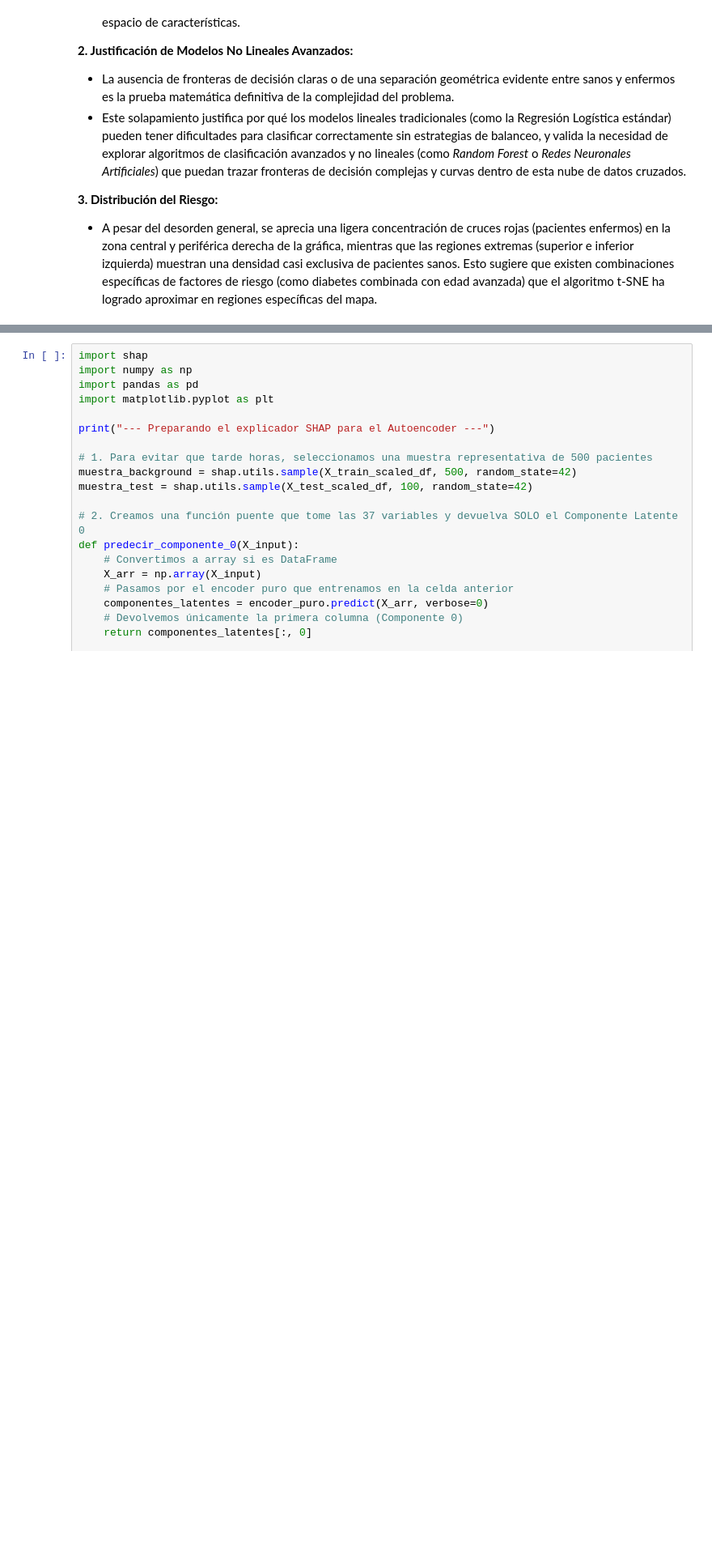
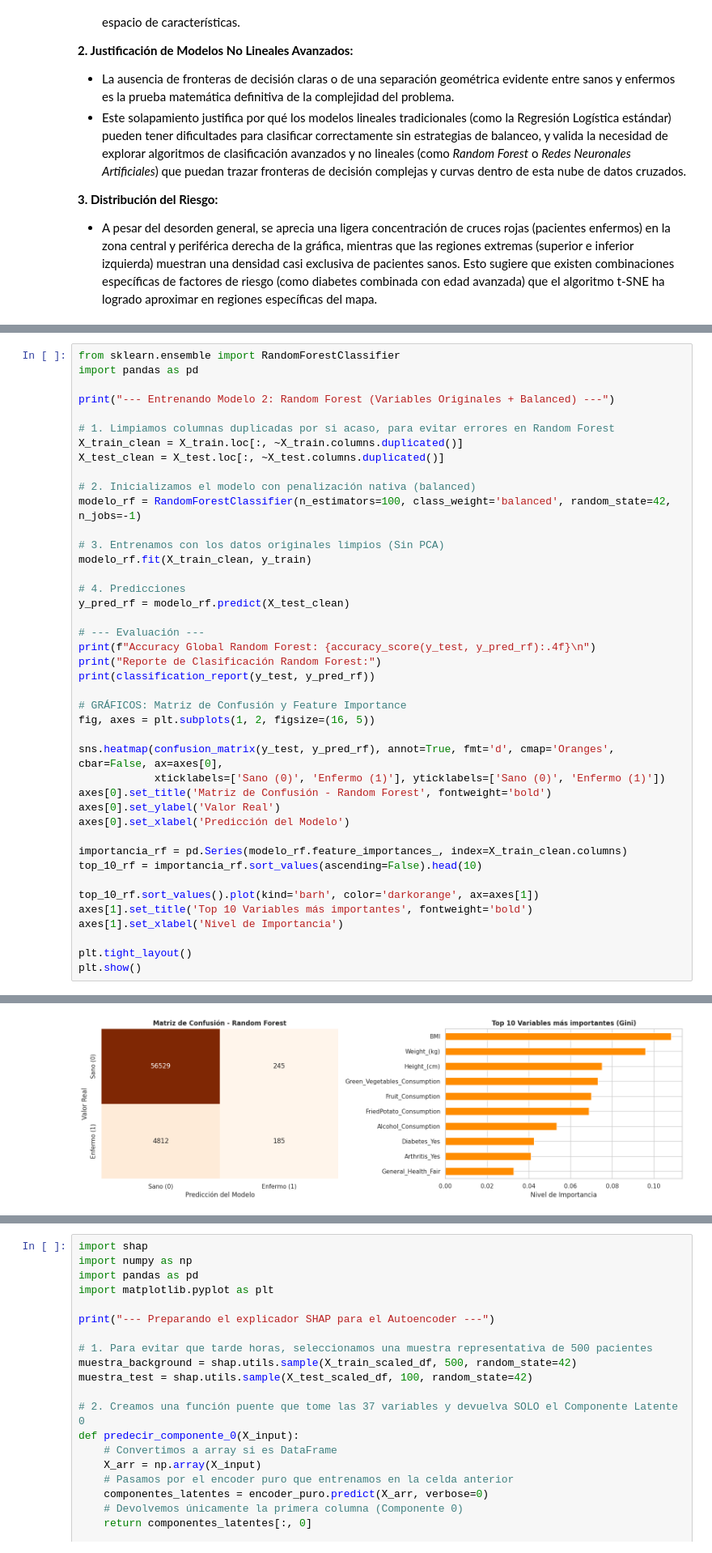
Before and after one commit to jjimper/ProyectoIACOM, a Jupyter notebook: Trabajo.ipynb, the cells around one changed output, grey strips where cells are left out. Shown at 81% size. Cells and saved outputs as stored; diff of their text form; blank space fills up the shorter version.

```diff
--- a/Trabajo.ipynb
+++ b/Trabajo.ipynb
@@ -1275,0 +766,43 @@ weighted avg       0.91      0.73      0.79     61771
+# %%
+from sklearn.ensemble import RandomForestClassifier
+import pandas as pd
+
+print("--- Entrenando Modelo 2: Random Forest (Variables Originales + Balanced) ---")
+
+# 1. Limpiamos columnas duplicadas por si acaso, para evitar errores en Random Forest
+X_train_clean = X_train.loc[:, ~X_train.columns.duplicated()]
+X_test_clean = X_test.loc[:, ~X_test.columns.duplicated()]
+
+# 2. Inicializamos el modelo con penalización nativa (balanced)
+modelo_rf = RandomForestClassifier(n_estimators=100, class_weight='balanced', random_state=42, n_jobs=-1)
+
+# 3. Entrenamos con los datos originales limpios (Sin PCA)
+modelo_rf.fit(X_train_clean, y_train)
+
+# 4. Predicciones
+y_pred_rf = modelo_rf.predict(X_test_clean)
+
+# --- Evaluación ---
+print(f"Accuracy Global Random Forest: {accuracy_score(y_test, y_pred_rf):.4f}\n")
+print("Reporte de Clasificación Random Forest:")
+print(classification_report(y_test, y_pred_rf))
+
+# GRÁFICOS: Matriz de Confusión y Feature Importance
+fig, axes = plt.subplots(1, 2, figsize=(16, 5))
+
+sns.heatmap(confusion_matrix(y_test, y_pred_rf), annot=True, fmt='d', cmap='Oranges', cbar=False, ax=axes[0],
+            xticklabels=['Sano (0)', 'Enfermo (1)'], yticklabels=['Sano (0)', 'Enfermo (1)'])
+axes[0].set_title('Matriz de Confusión - Random Forest', fontweight='bold')
+axes[0].set_ylabel('Valor Real')
+axes[0].set_xlabel('Predicción del Modelo')
+
+importancia_rf = pd.Series(modelo_rf.feature_importances_, index=X_train_clean.columns)
+top_10_rf = importancia_rf.sort_values(ascending=False).head(10)
+
+top_10_rf.sort_values().plot(kind='barh', color='darkorange', ax=axes[1])
+axes[1].set_title('Top 10 Variables más importantes', fontweight='bold')
+axes[1].set_xlabel('Nivel de Importancia')
+
+plt.tight_layout()
+plt.show()
+# %% [output]
@@ -1275,0 +821 @@ weighted avg       0.91      0.73      0.79     61771
+[figure, added]
```
Also changed, not shown: parts of 39 cells of this notebook.
